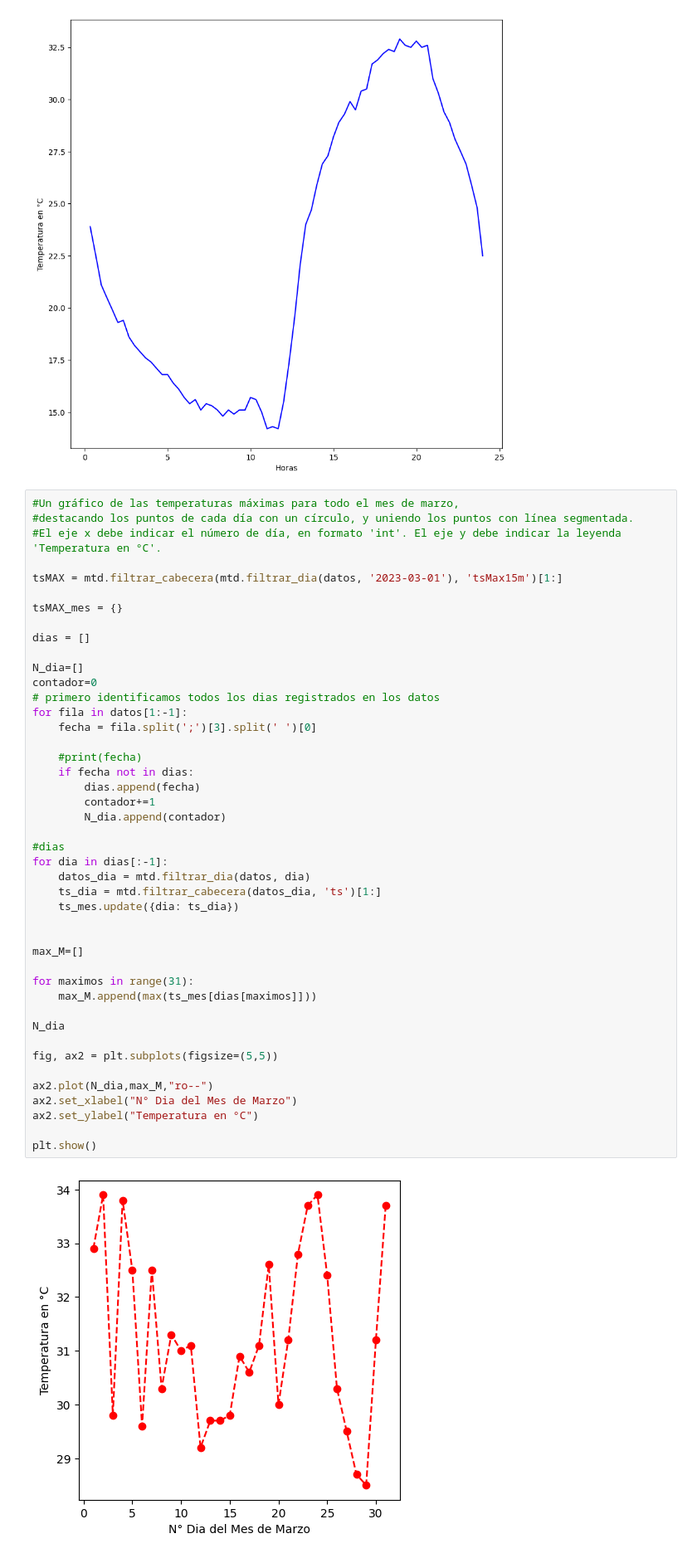
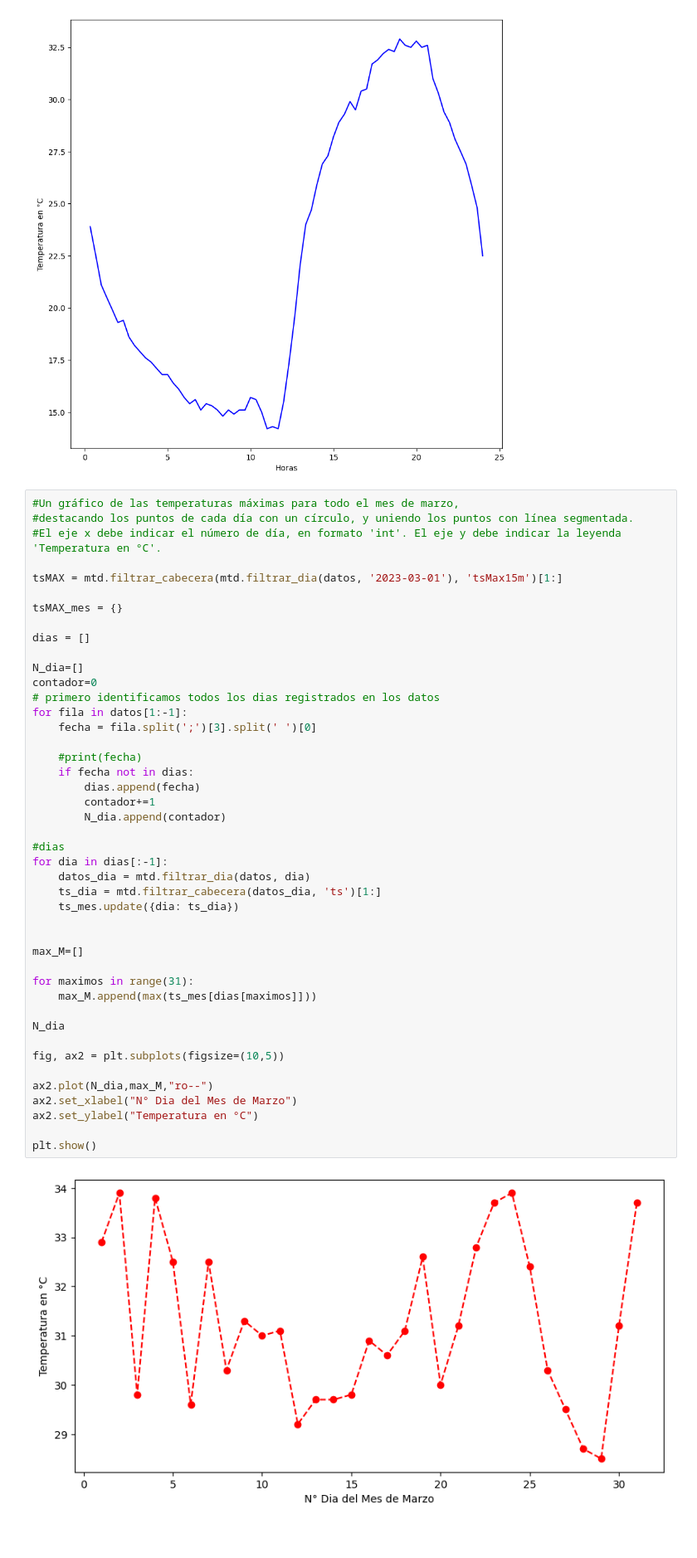
Before and after one commit to cmoralesd/conociendo-python, a Jupyter notebook: Práctica 6 - Graficando con matp/Práctica 6 - Graficando con matplotlib.pyplot.ipynb, the cells around one changed output. Shown: that part at 83% size. Drawn from its saved outputs; the diff is of its cells as text; blank space fills up the shorter version.

```diff
--- a/Práctica 6 - Graficando con matp/Práctica 6 - Graficando con matplotlib.pyplot.ipynb
+++ b/Práctica 6 - Graficando con matp/Práctica 6 - Graficando con matplotlib.pyplot.ipynb
@@ -199,35 +199,35 @@ contador=0
 for fila in datos[1:-1]:
     fecha = fila.split(';')[3].split(' ')[0]
 
     #print(fecha)
     if fecha not in dias:
         dias.append(fecha)
         contador+=1
         N_dia.append(contador)
 
 #dias
 for dia in dias[:-1]:
     datos_dia = mtd.filtrar_dia(datos, dia)
     ts_dia = mtd.filtrar_cabecera(datos_dia, 'ts')[1:]
     ts_mes.update({dia: ts_dia})
 
 
 max_M=[]
 
 for maximos in range(31):
     max_M.append(max(ts_mes[dias[maximos]]))
 
 N_dia
 
-fig, ax2 = plt.subplots(figsize=(5,5))
+fig, ax2 = plt.subplots(figsize=(10,5))
 
 ax2.plot(N_dia,max_M,"ro--")
 ax2.set_xlabel("N° Dia del Mes de Marzo")
 ax2.set_ylabel("Temperatura en °C")
 
 plt.show()
 # %% [output]
-[figure, old version]
+[figure, new version]
 # %%
 #Un gráfico que incluya la información del gráfico del punto 2,
 #además de una segunda línea con las temperaturas mínimas de cada día.
```
